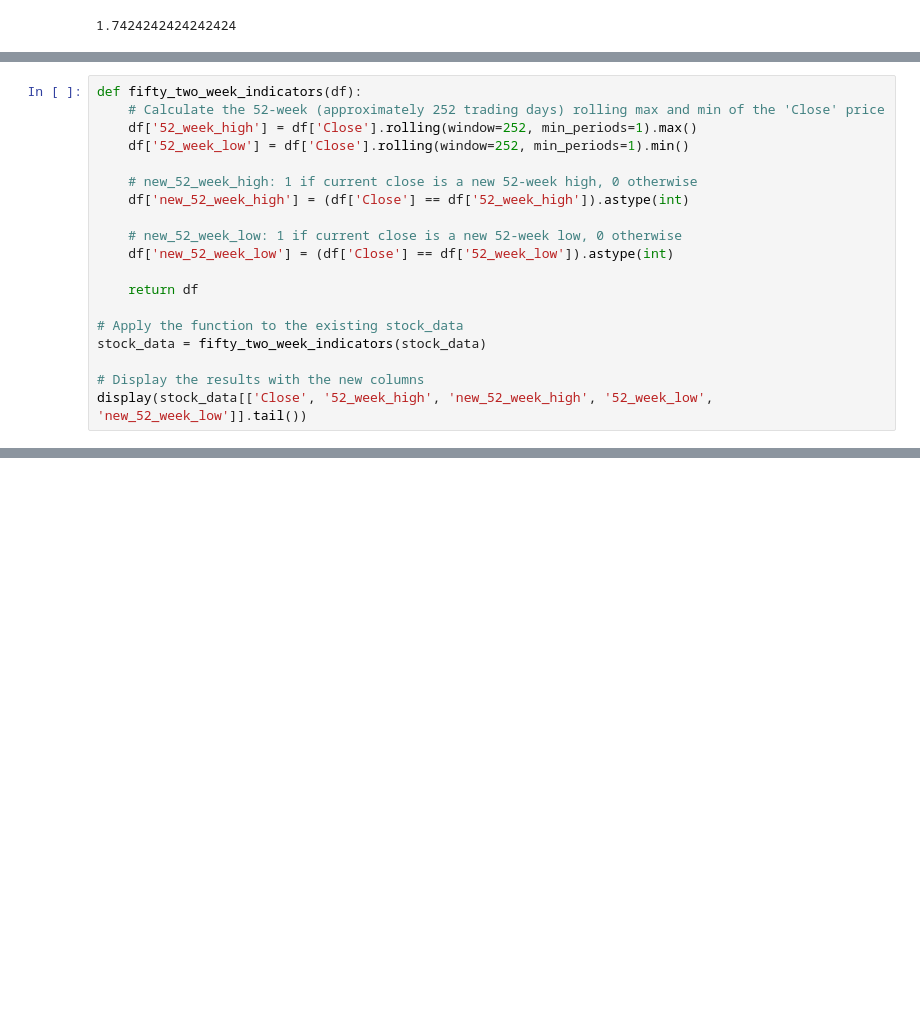
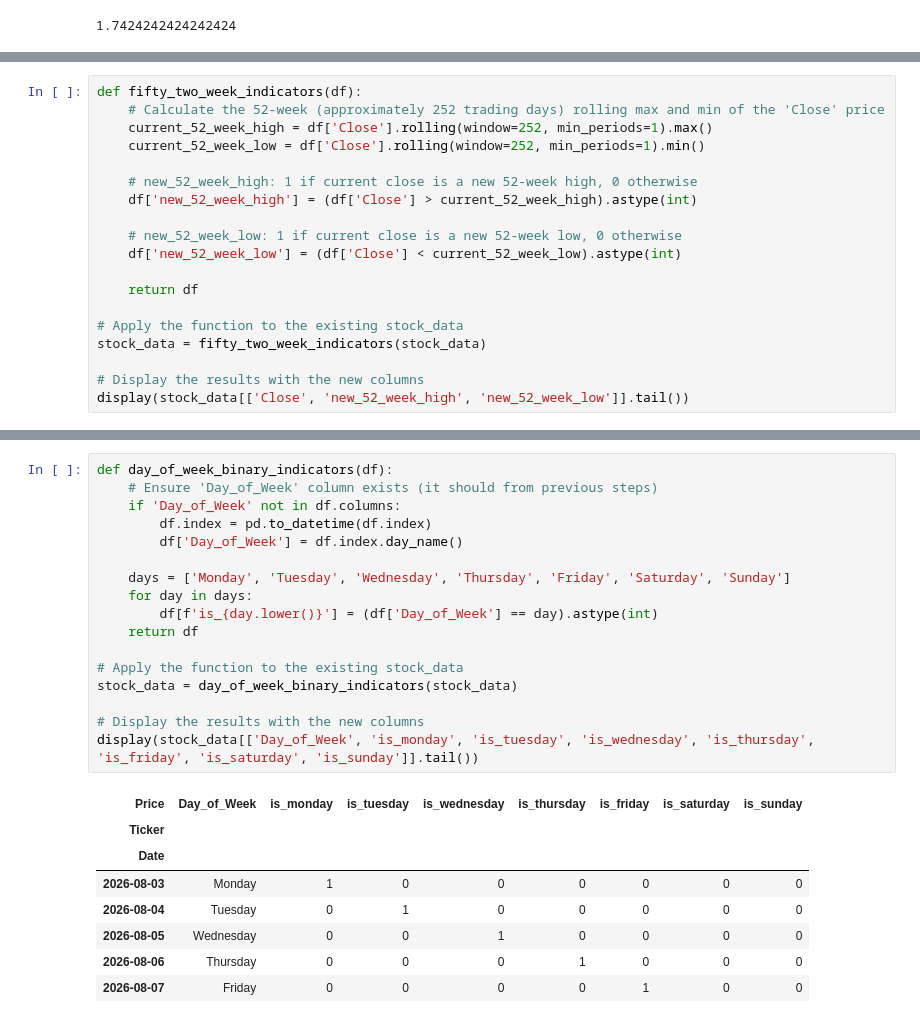
Before and after one commit to samirmh/trading, a Jupyter notebook: stocks_single_stock_analysis.ipynb, the cells around one changed output, grey strips where cells are left out. Cells and saved outputs as stored; diff of their text form; blank space fills up the shorter version.

```diff
--- a/stocks_single_stock_analysis.ipynb
+++ b/stocks_single_stock_analysis.ipynb
@@ -268,14 +233,14 @@ display(stock_data[['Open', 'Close', 'High', 'Low', 'Volume', 'close_higher_than
 # %%
 def fifty_two_week_indicators(df):
     # Calculate the 52-week (approximately 252 trading days) rolling max and min of the 'Close' price
-    df['52_week_high'] = df['Close'].rolling(window=252, min_periods=1).max()
-    df['52_week_low'] = df['Close'].rolling(window=252, min_periods=1).min()
+    current_52_week_high = df['Close'].rolling(window=252, min_periods=1).max()
+    current_52_week_low = df['Close'].rolling(window=252, min_periods=1).min()
 
     # new_52_week_high: 1 if current close is a new 52-week high, 0 otherwise
-    df['new_52_week_high'] = (df['Close'] == df['52_week_high']).astype(int)
+    df['new_52_week_high'] = (df['Close'] > current_52_week_high).astype(int)
 
     # new_52_week_low: 1 if current close is a new 52-week low, 0 otherwise
-    df['new_52_week_low'] = (df['Close'] == df['52_week_low']).astype(int)
+    df['new_52_week_low'] = (df['Close'] < current_52_week_low).astype(int)
 
     return df
 
@@ -283,4 +248,4 @@ def fifty_two_week_indicators(df):
 stock_data = fifty_two_week_indicators(stock_data)
 
 # Display the results with the new columns
-display(stock_data[['Close', '52_week_high', 'new_52_week_high', '52_week_low', 'new_52_week_low']].tail())
+display(stock_data[['Close', 'new_52_week_high', 'new_52_week_low']].tail())
@@ -286,0 +261,26 @@ display(stock_data[['Close', '52_week_high', 'new_52_week_high', '52_week_low',
+# %%
+def day_of_week_binary_indicators(df):
+    # Ensure 'Day_of_Week' column exists (it should from previous steps)
+    if 'Day_of_Week' not in df.columns:
+        df.index = pd.to_datetime(df.index)
+        df['Day_of_Week'] = df.index.day_name()
+
+    days = ['Monday', 'Tuesday', 'Wednesday', 'Thursday', 'Friday', 'Saturday', 'Sunday']
+    for day in days:
+        df[f'is_{day.lower()}'] = (df['Day_of_Week'] == day).astype(int)
+    return df
+
+# Apply the function to the existing stock_data
+stock_data = day_of_week_binary_indicators(stock_data)
+
+# Display the results with the new columns
+display(stock_data[['Day_of_Week', 'is_monday', 'is_tuesday', 'is_wednesday', 'is_thursday', 'is_friday', 'is_saturday', 'is_sunday']].tail())
+# %% [output]
+| Price | Day_of_Week | is_monday | is_tuesday | is_wednesday | is_thursday | is_friday | is_saturday | is_sunday |
+| Ticker |  |  |  |  |  |  |  |  |
+| Date |  |  |  |  |  |  |  |  |
+| 2026-08-03 | Monday | 1 | 0 | 0 | 0 | 0 | 0 | 0 |
+| 2026-08-04 | Tuesday | 0 | 1 | 0 | 0 | 0 | 0 | 0 |
+| 2026-08-05 | Wednesday | 0 | 0 | 1 | 0 | 0 | 0 | 0 |
+| 2026-08-06 | Thursday | 0 | 0 | 0 | 1 | 0 | 0 | 0 |
+| 2026-08-07 | Friday | 0 | 0 | 0 | 0 | 1 | 0 | 0 |
```
Also changed, not shown: parts of 9 cells of this notebook.
